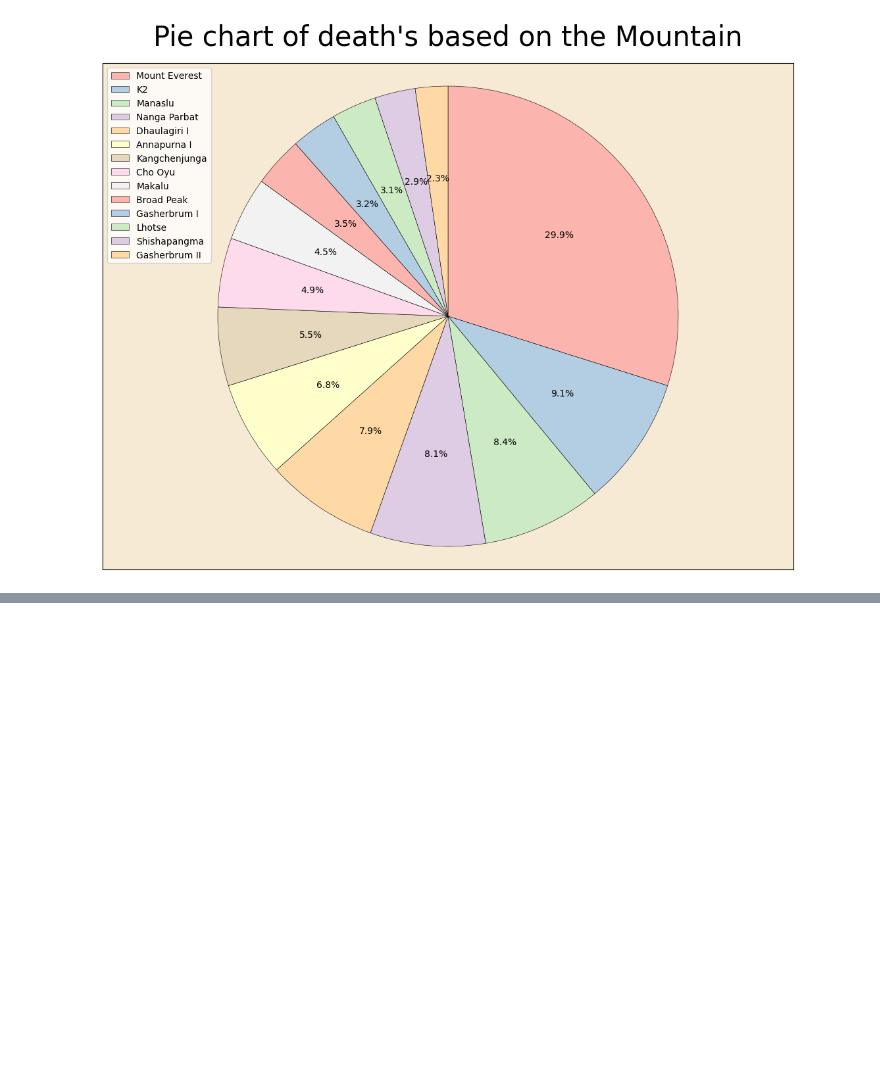
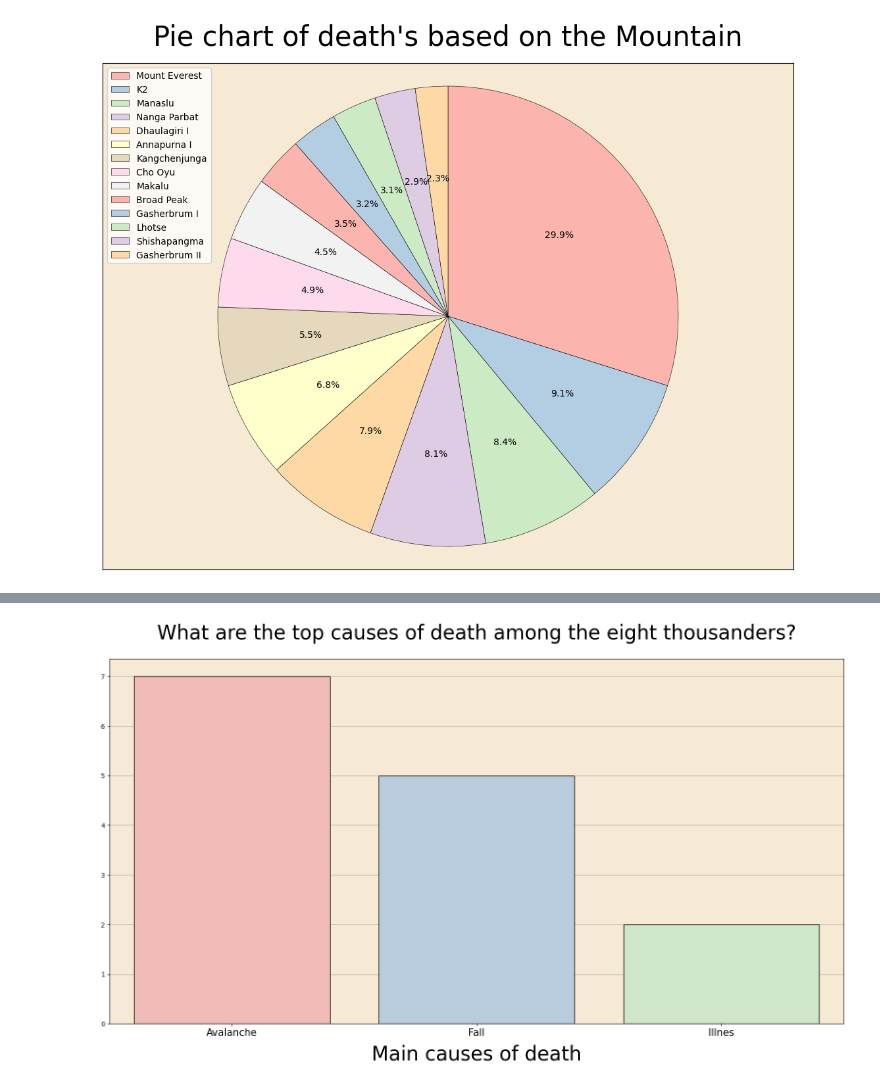
Before and after one commit to dariogemo/deaths_on_eight_thousanders, a Jupyter notebook: deaths_mountains.ipynb, the cells around one changed output, grey strips where cells are left out. Drawn from its saved outputs; the diff is of its cells as text; code cells hidden in the pictures; blank space fills up the shorter version.

```diff
--- a/deaths_mountains.ipynb
+++ b/deaths_mountains.ipynb
@@ -270,0 +277,24 @@ plt.show()
+# %%
+empty_dic = {}
+for element, name in zip(mountain_dfs, list_of_mountain_names):
+    empty_dic[name] = mountain_dfs[element]['Cause'].value_counts().idxmax()
+
+main_causes_by_mountain_df = pd.DataFrame(
+    [pd.Series(empty_dic.keys(), name = 'Mountain'),
+     pd.Series(empty_dic.values(), name = 'Cause')]
+).T
+# %%
+plt.figure(figsize = (20, 10))
+plt.title('What are the top causes of death among the eight thousanders?', fontsize = 30, pad = 30)
+
+sns.barplot(x = main_causes_by_mountain_df['Cause'].value_counts().index,
+            y = main_causes_by_mountain_df['Cause'].value_counts(),
+            palette = 'Pastel1',
+            edgecolor = 'black')
+plt.ylabel('')
+plt.xlabel('Main causes of death', fontsize = 30, labelpad = 10)
+plt.xticks(fontsize = 15)
+
+plt.show()
+# %% [output]
+[figure, added]
```
Also changed, not shown: parts of 9 cells of this notebook.
